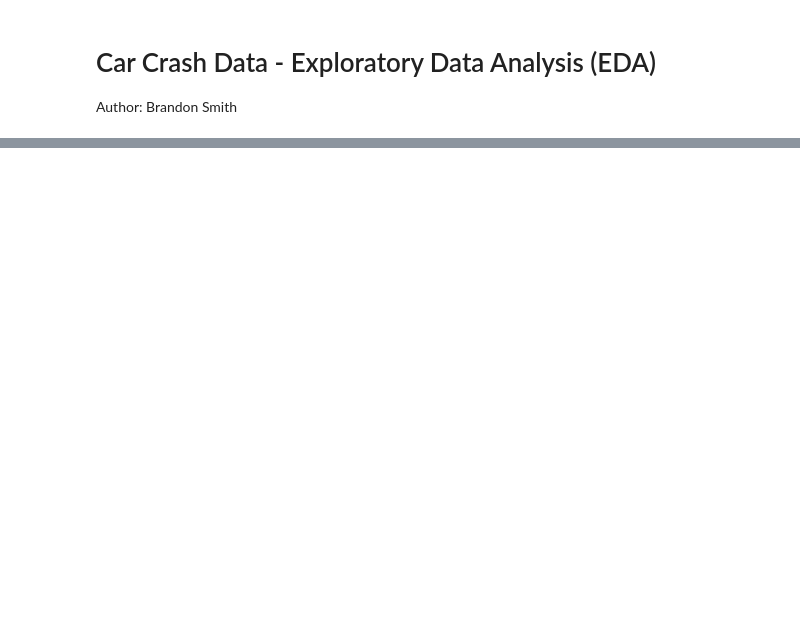
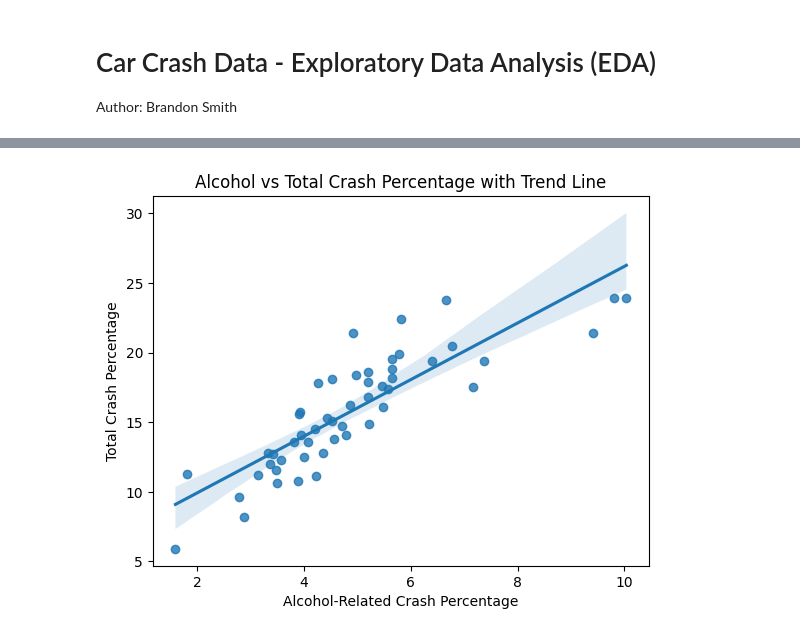
Before and after one commit to Brandon112123/datafun-06-eda, a Jupyter notebook: notebooks/eda.ipynb, the cells around one changed output, grey strips where cells are left out. Drawn from its saved outputs; the diff is of its cells as text; code cells hidden in the pictures; blank space fills up the shorter version.

```diff
--- a/notebooks/eda.ipynb
+++ b/notebooks/eda.ipynb
@@ -19,0 +42,9 @@ df.head()
+# %%
+plt.figure()
+sns.regplot(data=df, x="alcohol", y="total")
+plt.title("Alcohol vs Total Crash Percentage with Trend Line")
+plt.xlabel("Alcohol-Related Crash Percentage")
+plt.ylabel("Total Crash Percentage")
+plt.show()
+# %% [output]
+[figure, added]
```
Also changed, not shown: parts of 9 cells of this notebook, 1 other file.
